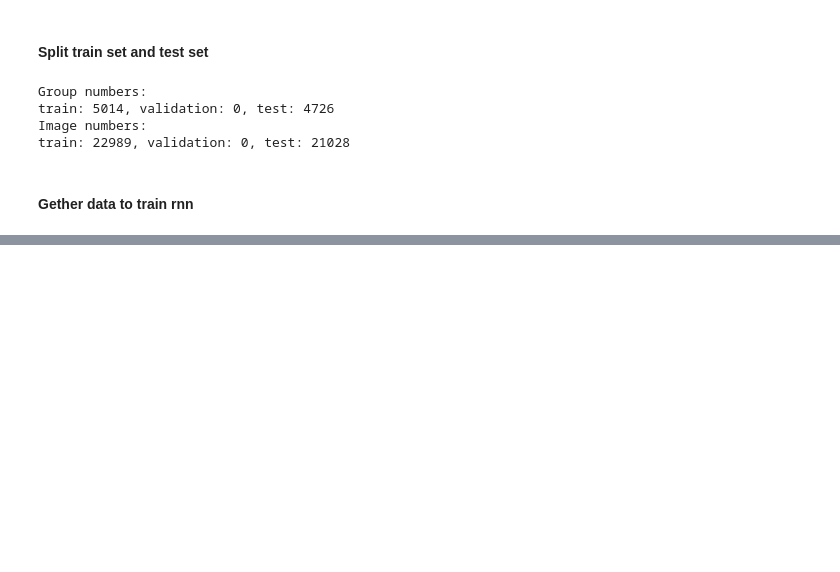
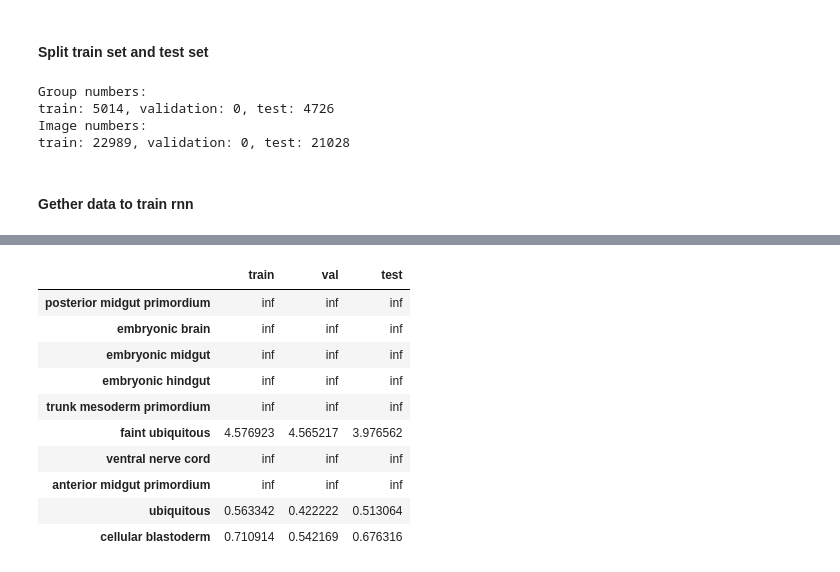
Before and after one commit to JunrQ/DL_biomedicine_image, a Jupyter notebook: transfer_train.ipynb, the cells around one changed output, grey strips where cells are left out. Cells and saved outputs as stored; diff of their text form; code cells hidden in the pictures; blank space fills up the shorter version.

```diff
--- a/transfer_train.ipynb
+++ b/transfer_train.ipynb
@@ -53,7 +84,7 @@ train: 16196, validation: 3364, test: 0
 # %%
 config.weight_decay = 0.0
 config.dropout_keep_prob = 0.5
-config.gamma = 4
+config.gamma = 2
 config.use_glimpse = True
 config.read_time = 5
 config.batch_size = 64
@@ -216,0 +210,12 @@ a, b = 1, 2
+# %%
+test_loc_dir = 'train_log/transfer/test/D1'
+test_save_name = 'max-training-auc.tfmodel'
+
+config.proportion = {'train': 0.8, 'val': 0.2, 'test': 0.0}
+config.stages = [2]
+config.annotation_number = 10
+dm = DataManager.from_dataset(train_set, test_set, config)
+train_data = dm.get_train_stream()
+val_data = dm.get_validation_stream()
+test_date = dm.get_test_stream()
+model = RNN(config, is_finetuning=True)
@@ -216,0 +232,14 @@ a, b = 1, 2
+# %%
+dm.get_imbalance_ratio()
+# %% [output]
+|  | train | val | test |
+| posterior midgut primordium | inf | inf | inf |
+| embryonic brain | inf | inf | inf |
+| embryonic midgut | inf | inf | inf |
+| embryonic hindgut | inf | inf | inf |
+| trunk mesoderm primordium | inf | inf | inf |
+| faint ubiquitous | 4.576923 | 4.565217 | 3.976562 |
+| ventral nerve cord | inf | inf | inf |
+| anterior midgut primordium | inf | inf | inf |
+| ubiquitous | 0.563342 | 0.422222 | 0.513064 |
+| cellular blastoderm | 0.710914 | 0.542169 | 0.676316 |
```
Also changed, not shown: parts of 11 cells of this notebook, 6 other files.
